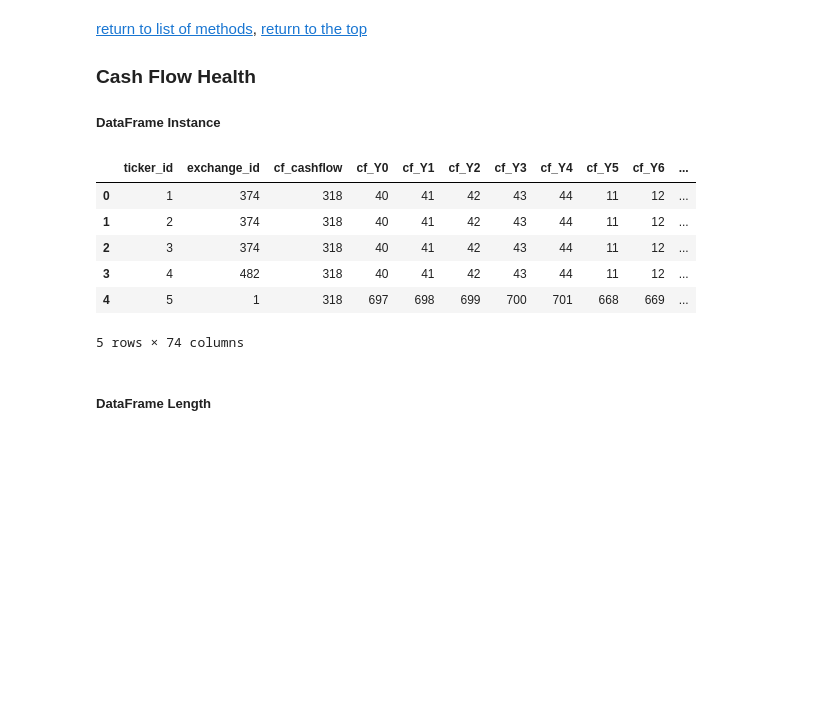
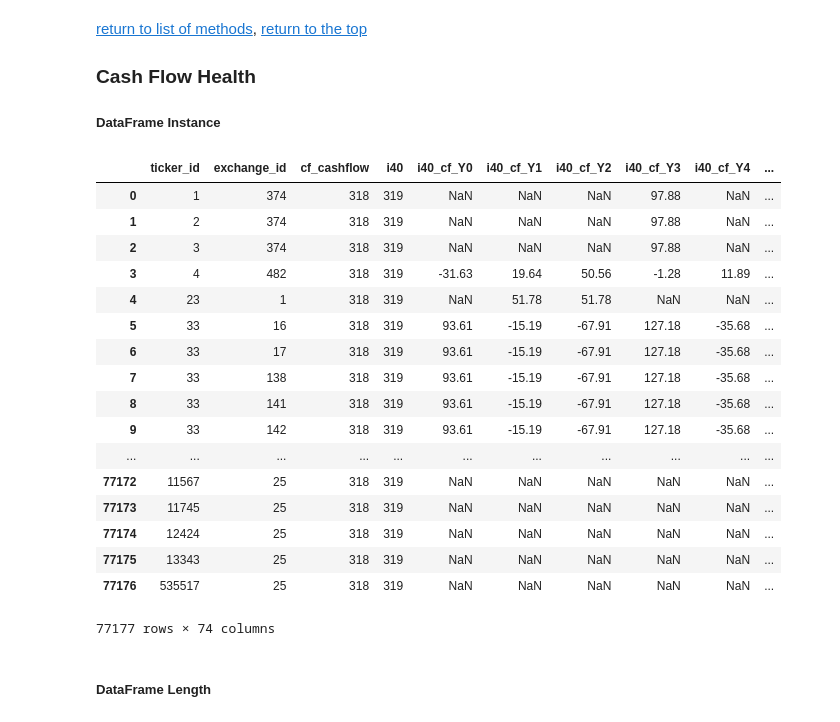
Before and after one commit to caiobran/mstables, a Jupyter notebook: data_overview.ipynb, the cells around one changed output. Cells and saved outputs as stored; diff of their text form; code cells hidden in the pictures; blank space fills up the shorter version.

Commit message:
On branch master  Your branch is up to date with 'origin/master'.
 Changes to be committed:
	modified:   data_overview.ipynb
	modified:   dataframes.py

 Untracked files:
	.gitignore

```diff
--- a/data_overview.ipynb
+++ b/data_overview.ipynb
@@ -425,15 +425,26 @@ Name: 0, dtype: object
 # %%
 df_cfhealth = df.cfhealth()
 # %%
-df_cfhealth.head()
+df_cfhealth
 # %% [output]
-|  | ticker_id | exchange_id | cf_cashflow | cf_Y0 | cf_Y1 | cf_Y2 | cf_Y3 | cf_Y4 | cf_Y5 | cf_Y6 | ... |
-| 0 | 1 | 374 | 318 | 40 | 41 | 42 | 43 | 44 | 11 | 12 | ... |
-| 1 | 2 | 374 | 318 | 40 | 41 | 42 | 43 | 44 | 11 | 12 | ... |
-| 2 | 3 | 374 | 318 | 40 | 41 | 42 | 43 | 44 | 11 | 12 | ... |
-| 3 | 4 | 482 | 318 | 40 | 41 | 42 | 43 | 44 | 11 | 12 | ... |
-| 4 | 5 | 1 | 318 | 697 | 698 | 699 | 700 | 701 | 668 | 669 | ... |
+|  | ticker_id | exchange_id | cf_cashflow | i40 | i40_cf_Y0 | i40_cf_Y1 | i40_cf_Y2 | i40_cf_Y3 | i40_cf_Y4 | ... |
+| 0 | 1 | 374 | 318 | 319 | NaN | NaN | NaN | 97.88 | NaN | ... |
+| 1 | 2 | 374 | 318 | 319 | NaN | NaN | NaN | 97.88 | NaN | ... |
+| 2 | 3 | 374 | 318 | 319 | NaN | NaN | NaN | 97.88 | NaN | ... |
+| 3 | 4 | 482 | 318 | 319 | -31.63 | 19.64 | 50.56 | -1.28 | 11.89 | ... |
+| 4 | 23 | 1 | 318 | 319 | NaN | 51.78 | 51.78 | NaN | NaN | ... |
+| 5 | 33 | 16 | 318 | 319 | 93.61 | -15.19 | -67.91 | 127.18 | -35.68 | ... |
+| 6 | 33 | 17 | 318 | 319 | 93.61 | -15.19 | -67.91 | 127.18 | -35.68 | ... |
+| 7 | 33 | 138 | 318 | 319 | 93.61 | -15.19 | -67.91 | 127.18 | -35.68 | ... |
+| 8 | 33 | 141 | 318 | 319 | 93.61 | -15.19 | -67.91 | 127.18 | -35.68 | ... |
+| 9 | 33 | 142 | 318 | 319 | 93.61 | -15.19 | -67.91 | 127.18 | -35.68 | ... |
+| ... | ... | ... | ... | ... | ... | ... | ... | ... | ... | ... |
+| 77172 | 11567 | 25 | 318 | 319 | NaN | NaN | NaN | NaN | NaN | ... |
+| 77173 | 11745 | 25 | 318 | 319 | NaN | NaN | NaN | NaN | NaN | ... |
+| 77174 | 12424 | 25 | 318 | 319 | NaN | NaN | NaN | NaN | NaN | ... |
+| 77175 | 13343 | 25 | 318 | 319 | NaN | NaN | NaN | NaN | NaN | ... |
+| 77176 | 535517 | 25 | 318 | 319 | NaN | NaN | NaN | NaN | NaN | ... |
-5 rows × 74 columns
+77177 rows × 74 columns
 # %% [markdown]
 ##### DataFrame Length
 # %%
```
Also changed, not shown: parts of 11 cells of this notebook, 1 other file.
